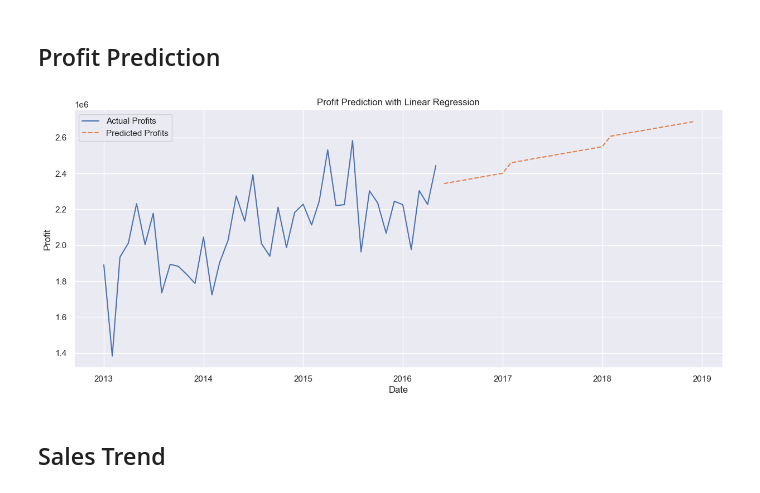
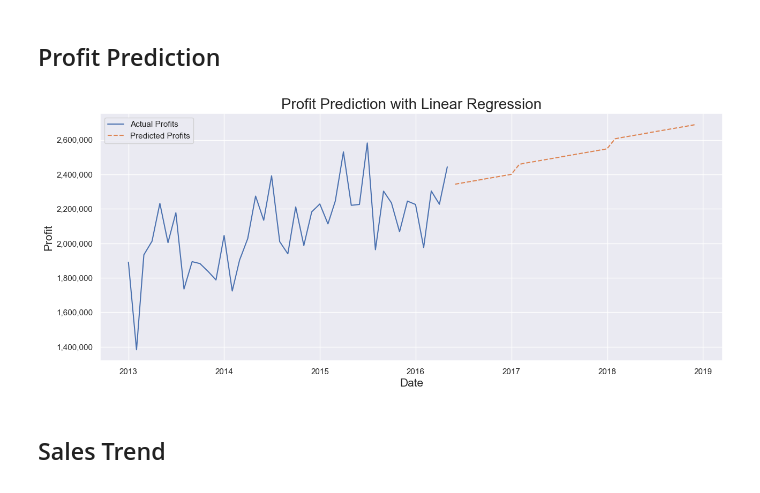
Before and after one commit to EOlaluyi/Data-Analysis-, a Jupyter notebook: Worldwideimporters2.ipynb, the cells around one changed output. Cells and saved outputs as stored; diff of their text form; code cells hidden in the pictures.

```diff
--- a/Worldwideimporters2.ipynb
+++ b/Worldwideimporters2.ipynb
@@ -463,38 +463,38 @@ profits['date'] = pd.to_datetime(profits['date'])
 # createing new columns in profit that give numeriacl value of each month
 # e.g jan = 1, feb = 2 etc
 # also creates just a column for the year
 profits['month'] = profits['date'].dt.month
 profits['year'] = profits['date'].dt.year
 
 
 # Creating features and target variable
 X = profits[['month', 'year']].values
 y = profits['total profit'].values
 
 # Splitting the data into training and testing, test_size is the percentage of data used for testing
 X_train, X_test, y_train, y_test = train_test_split(X, y, test_size=0.2, random_state=42)
 
 # Creating Linear Regression model, assign function to variable model
 model = LinearRegression()
 # use fit method to train model increments and understand relationship between past data
 model.fit(X_train, y_train)
 
 # Predicting future profit using date_range. using three aguments, start and end date and frequency in months
 future_dates = pd.date_range(start='2016-05', end='2018-12', freq='M')
 future_features = np.column_stack([future_dates.month, future_dates.year])
 future_predictions = model.predict(future_features)
 
 # plot
 plt.figure(figsize=(15, 6))
-sns.lineplot(x=profits['date'], y=profits['total profit'], label='Actual Profits')
+sns.lineplot(x=profits['date'], y=profits['total profit'], label='Actual Profits').yaxis.set_major_formatter(FuncFormatter(lambda x, _: "{:,}".format(int(x))))
 sns.lineplot(x=future_dates, y=future_predictions, label='Predicted Profits', linestyle='dashed')
-plt.title('Profit Prediction with Linear Regression')
-plt.xlabel('Date')
-plt.ylabel('Profit')
+plt.title('Profit Prediction with Linear Regression',size=20)
+plt.xlabel('Date', size=15)
+plt.ylabel('Profit', size=15)
 plt.legend()
 plt.show()
 # %% [output]
-[figure, old version]
+[figure, new version]
 # %% [markdown]
 ## Sales Trend ##
 # %%
```
